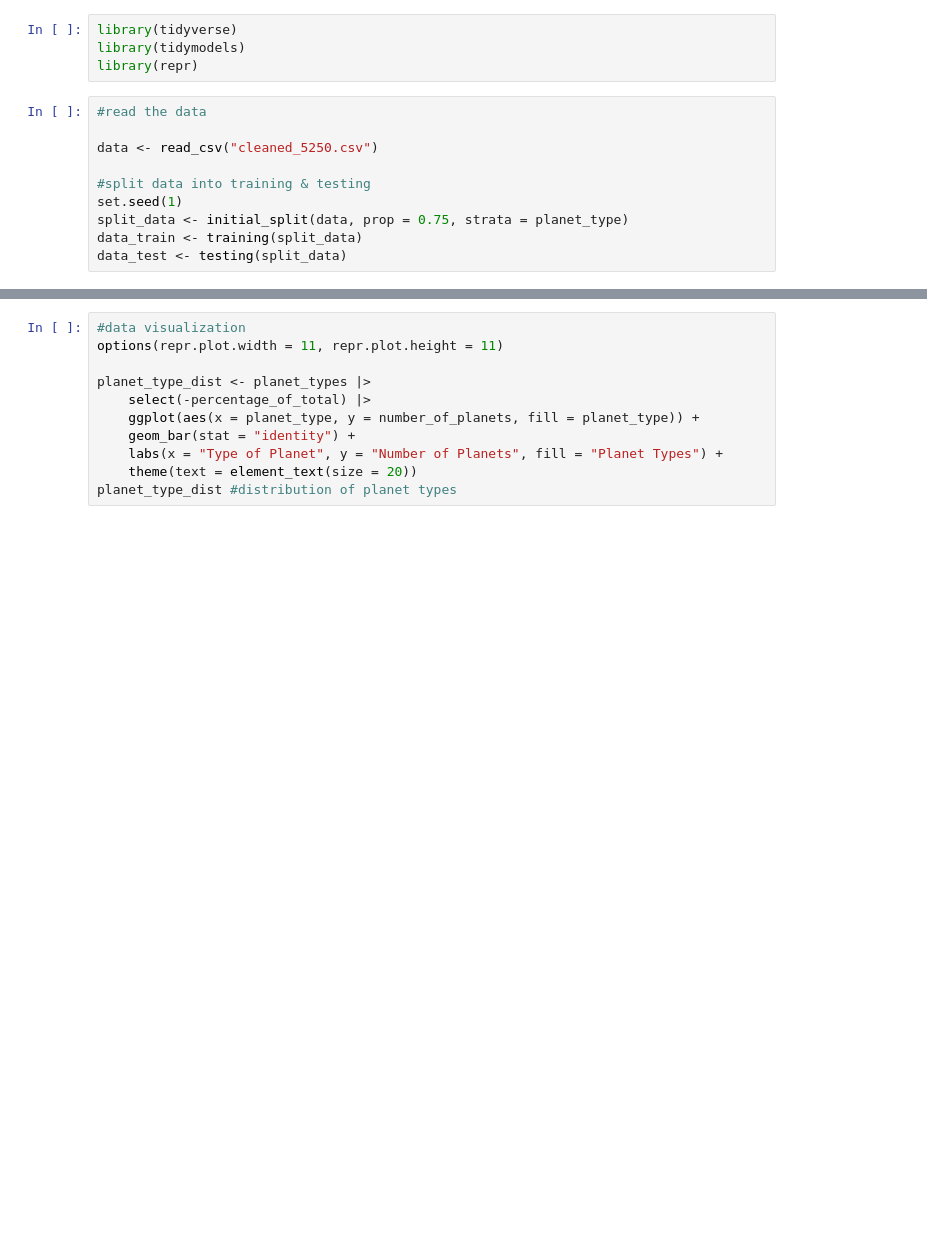
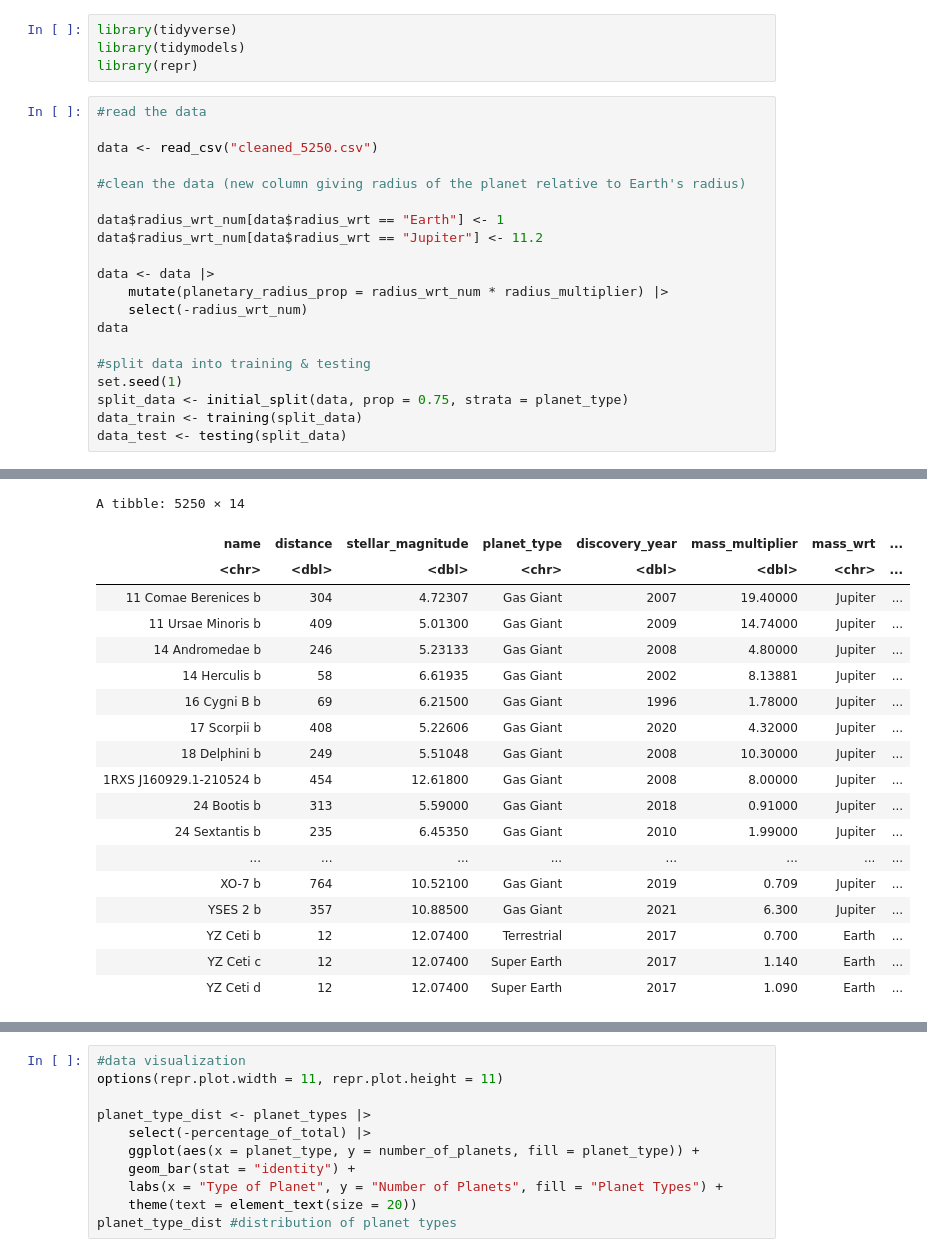
Before and after one commit to karembryo/dsci-project, a Jupyter notebook: data_sci.ipynb, the cells around one changed output, grey strips where cells are left out. Saved outputs shown, nothing was run; the diff lists cells and outputs as text; blank space fills up the shorter version.

```diff
--- a/data_sci.ipynb
+++ b/data_sci.ipynb
@@ -27,6 +27,16 @@ library(repr)
 #read the data
 
 data <- read_csv("cleaned_5250.csv")
+
+#clean the data (new column giving radius of the planet relative to Earth's radius)
+
+data$radius_wrt_num[data$radius_wrt == "Earth"] <- 1
+data$radius_wrt_num[data$radius_wrt == "Jupiter"] <- 11.2
+
+data <- data |>
+    mutate(planetary_radius_prop = radius_wrt_num * radius_multiplier) |>
+    select(-radius_wrt_num)
+data
 
 #split data into training & testing
 set.seed(1)
@@ -45,3 +57,22 @@ dbl (8): distance, stellar_magnitude, discovery_year, mass_multiplier, radiu...
+A tibble: 5250 × 14
+| name | distance | stellar_magnitude | planet_type | discovery_year | mass_multiplier | mass_wrt | ... |
+| <chr> | <dbl> | <dbl> | <chr> | <dbl> | <dbl> | <chr> | ... |
+| 11 Comae Berenices b | 304 | 4.72307 | Gas Giant | 2007 | 19.40000 | Jupiter | ... |
+| 11 Ursae Minoris b | 409 | 5.01300 | Gas Giant | 2009 | 14.74000 | Jupiter | ... |
+| 14 Andromedae b | 246 | 5.23133 | Gas Giant | 2008 | 4.80000 | Jupiter | ... |
+| 14 Herculis b | 58 | 6.61935 | Gas Giant | 2002 | 8.13881 | Jupiter | ... |
+| 16 Cygni B b | 69 | 6.21500 | Gas Giant | 1996 | 1.78000 | Jupiter | ... |
+| 17 Scorpii b | 408 | 5.22606 | Gas Giant | 2020 | 4.32000 | Jupiter | ... |
+| 18 Delphini b | 249 | 5.51048 | Gas Giant | 2008 | 10.30000 | Jupiter | ... |
+| 1RXS J160929.1-210524 b | 454 | 12.61800 | Gas Giant | 2008 | 8.00000 | Jupiter | ... |
+| 24 Bootis b | 313 | 5.59000 | Gas Giant | 2018 | 0.91000 | Jupiter | ... |
+| 24 Sextantis b | 235 | 6.45350 | Gas Giant | 2010 | 1.99000 | Jupiter | ... |
+| ... | ... | ... | ... | ... | ... | ... | ... |
+| XO-7 b | 764 | 10.52100 | Gas Giant | 2019 | 0.709 | Jupiter | ... |
+| YSES 2 b | 357 | 10.88500 | Gas Giant | 2021 | 6.300 | Jupiter | ... |
+| YZ Ceti b | 12 | 12.07400 | Terrestrial | 2017 | 0.700 | Earth | ... |
+| YZ Ceti c | 12 | 12.07400 | Super Earth | 2017 | 1.140 | Earth | ... |
+| YZ Ceti d | 12 | 12.07400 | Super Earth | 2017 | 1.090 | Earth | ... |
 # %%
 #summarize data
 
```
Also changed, not shown: parts of 3 cells of this notebook.
